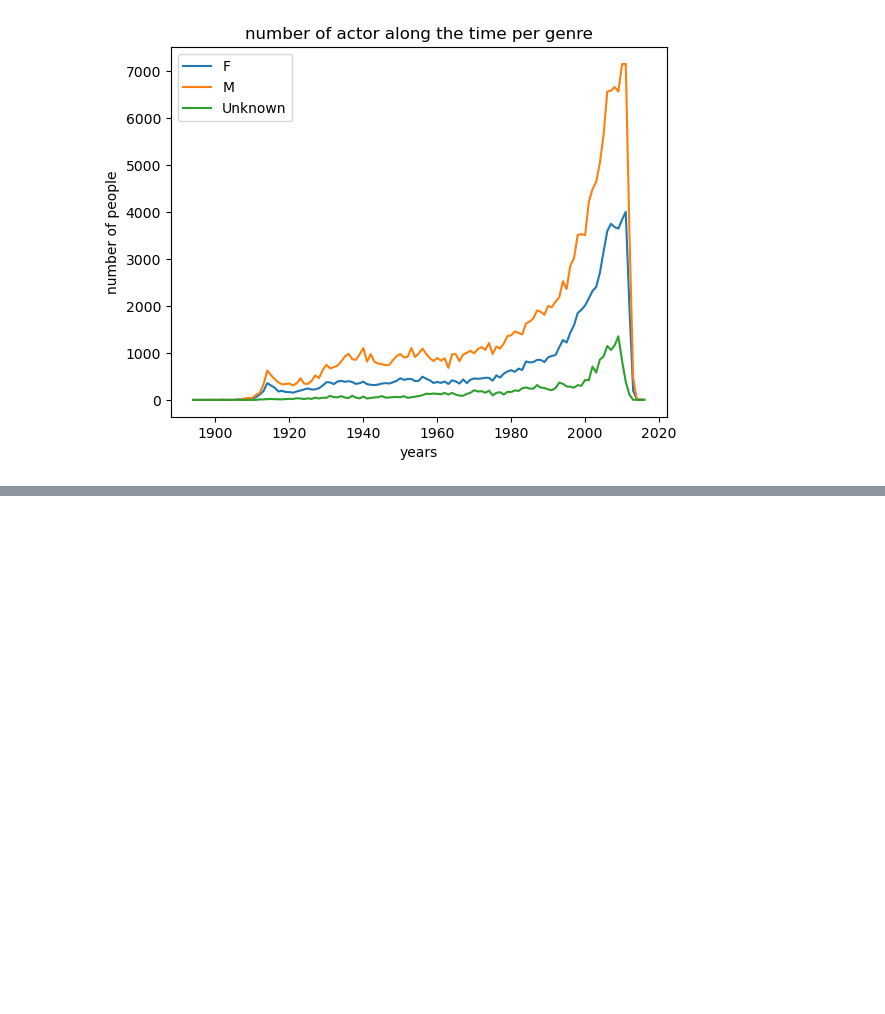
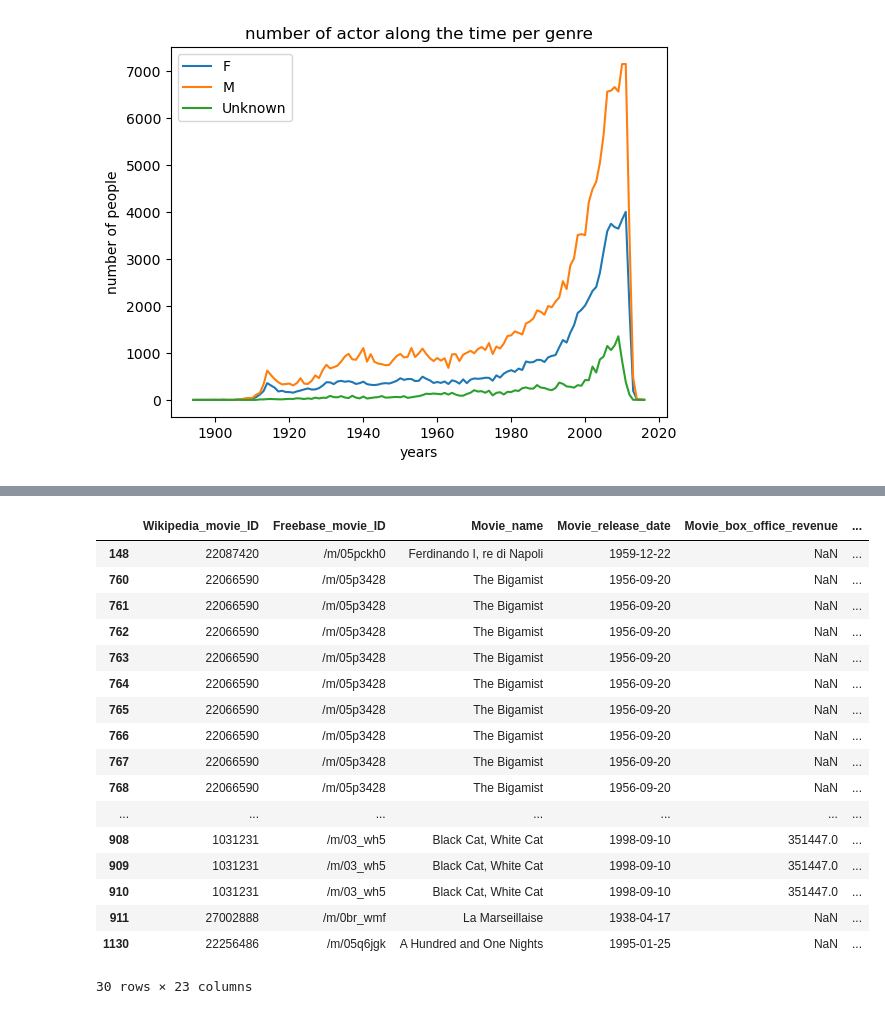
Before and after one commit to epfl-ada/ada-2024-project-ecureuilscosmiques24, a Jupyter notebook: projet_ADA.ipynb, the cells around one changed output, grey strips where cells are left out. Cells and saved outputs as stored; diff of their text form; code cells hidden in the pictures; blank space fills up the shorter version.

```diff
--- a/projet_ADA.ipynb
+++ b/projet_ADA.ipynb
@@ -296,6 +296,9 @@ def extract_all_genres(genre_dict):
     return None
 # Crée une nouvelle colonne 'principal_genre' avec le premier genre
 merged_df_dr['principal_genre'] = merged_df_dr['Movie_genres'].apply(extract_first_genre)
+# %%
+merged_df_dr['Movie_countries'] = merged_df_dr['Movie_countries'].apply(lambda x: ast.literal_eval(x) if isinstance(x, str) else x)
+merged_df_dr['countries'] = merged_df_dr['Movie_countries'].apply(extract_first_genre)
 # %%
 merged_df_dr['Movie_languages'] = merged_df_dr['Movie_languages'].apply(lambda x: ast.literal_eval(x) if isinstance(x, str) else x)
 merged_df_dr['language'] = merged_df_dr['Movie_languages'].apply(extract_first_genre)
@@ -327,3 +330,24 @@ data_runtime = merged_df_dr[merged_df_dr.Movie_runtime.notnull()]
 data_age = merged_df_dr[merged_df_dr.Actor_age_at_movie_release.notnull()]
 data_ethn = merged_df_dr[merged_df_dr.Actor_ethnicity.notnull()]
 data_height = merged_df_dr[merged_df_dr.Actor_height_m.notnull()]
+# %%
+merged_df_dr[merged_df_dr.countries== "France"].head(30)
+# %% [output]
+|  | Wikipedia_movie_ID | Freebase_movie_ID | Movie_name | Movie_release_date | Movie_box_office_revenue | ... |
+| 148 | 22087420 | /m/05pckh0 | Ferdinando I, re di Napoli | 1959-12-22 | NaN | ... |
+| 760 | 22066590 | /m/05p3428 | The Bigamist | 1956-09-20 | NaN | ... |
+| 761 | 22066590 | /m/05p3428 | The Bigamist | 1956-09-20 | NaN | ... |
+| 762 | 22066590 | /m/05p3428 | The Bigamist | 1956-09-20 | NaN | ... |
+| 763 | 22066590 | /m/05p3428 | The Bigamist | 1956-09-20 | NaN | ... |
+| 764 | 22066590 | /m/05p3428 | The Bigamist | 1956-09-20 | NaN | ... |
+| 765 | 22066590 | /m/05p3428 | The Bigamist | 1956-09-20 | NaN | ... |
+| 766 | 22066590 | /m/05p3428 | The Bigamist | 1956-09-20 | NaN | ... |
+| 767 | 22066590 | /m/05p3428 | The Bigamist | 1956-09-20 | NaN | ... |
+| 768 | 22066590 | /m/05p3428 | The Bigamist | 1956-09-20 | NaN | ... |
+| ... | ... | ... | ... | ... | ... | ... |
+| 908 | 1031231 | /m/03_wh5 | Black Cat, White Cat | 1998-09-10 | 351447.0 | ... |
+| 909 | 1031231 | /m/03_wh5 | Black Cat, White Cat | 1998-09-10 | 351447.0 | ... |
+| 910 | 1031231 | /m/03_wh5 | Black Cat, White Cat | 1998-09-10 | 351447.0 | ... |
+| 911 | 27002888 | /m/0br_wmf | La Marseillaise | 1938-04-17 | NaN | ... |
+| 1130 | 22256486 | /m/05q6jgk | A Hundred and One Nights | 1995-01-25 | NaN | ... |
+30 rows × 23 columns
```
Also changed, not shown: parts of 1 cell of this notebook.
